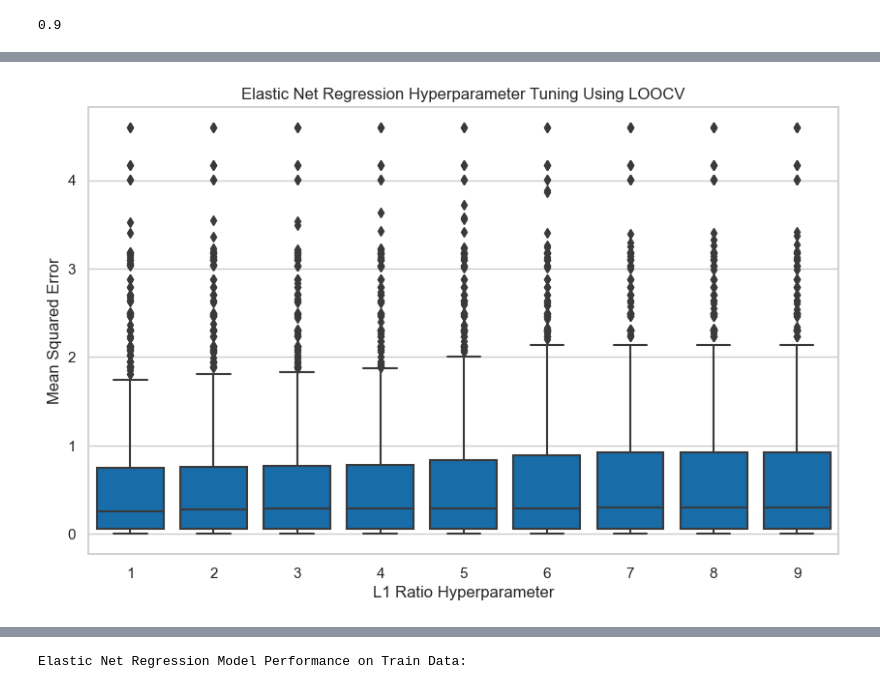
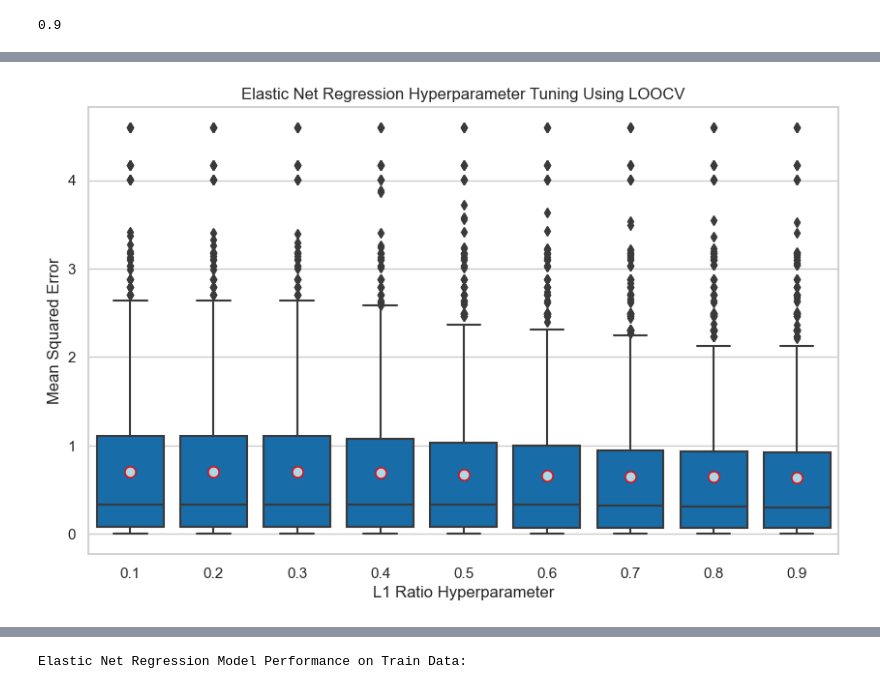
Before and after one commit to JohnPaulinePineda/Supervised-Machine-Learning-Regression-Final-Assignment, a Jupyter notebook: RegressionForMachineLearning_FinalAssignment.ipynb, the cells around one changed output, grey strips where cells are left out. Saved outputs shown, nothing was run; the diff lists cells and outputs as text; code cells hidden in the pictures.

```diff
--- a/RegressionForMachineLearning_FinalAssignment.ipynb
+++ b/RegressionForMachineLearning_FinalAssignment.ipynb
@@ -2389,8 +2405,24 @@ axes.set(xlabel='Actual Cancer Rate',
 # Defining the hyperparameters
 # for the elastic-net regression model
 ##################################
-alphas = [0.00001,0.0001,0.001,0.01,0.1,1,10,100]
 l1_ratios = [0.1, 0.2, 0.3, 0.4, 0.5, 0.6, 0.7, 0.8, 0.9]
+alphas = [0.0001,0.001,0.01,0.1,1,10,100,1000]
+
+##################################
+# Formulating a string equivalent
+# of the l1_ratio hyperparameter list
+##################################
+l1_ratios_string = map(str, l1_ratios)
+l1_ratios_string_reversed = list(l1_ratios_string)
+l1_ratios_string_reversed.reverse()
+
+##################################
+# Formulating a string equivalent
+# of the alpha hyperparameter list
+##################################
+alphas_string = map(str, alphas)
+alphas_string_reversed = list(alphas_string)
+alphas_string_reversed.reverse()
 
 ##################################
 # Defining a pipeline for the
@@ -2490,19 +2521,44 @@ display(elasticnet_regression_LOOCV_l1_ratio)
 8208 rows × 3 columns
+# %%
+elasticnet_regression_LOOCV_l1_ratio_conditions = [
+    (elasticnet_regression_LOOCV_l1_ratio['l1_ratio'] == 1),
+    (elasticnet_regression_LOOCV_l1_ratio['l1_ratio'] == 2),
+    (elasticnet_regression_LOOCV_l1_ratio['l1_ratio'] == 3),
+    (elasticnet_regression_LOOCV_l1_ratio['l1_ratio'] == 4),
+    (elasticnet_regression_LOOCV_l1_ratio['l1_ratio'] == 5),
+    (elasticnet_regression_LOOCV_l1_ratio['l1_ratio'] == 6),
+    (elasticnet_regression_LOOCV_l1_ratio['l1_ratio'] == 7),
+    (elasticnet_regression_LOOCV_l1_ratio['l1_ratio'] == 8),
+    (elasticnet_regression_LOOCV_l1_ratio['l1_ratio'] == 9)]
+
+elasticnet_regression_LOOCV_l1_ratio_values = l1_ratios_string_reversed
+elasticnet_regression_LOOCV_l1_ratio['l1_ratio'] = np.select(elasticnet_regression_LOOCV_l1_ratio_conditions,
+                                                         elasticnet_regression_LOOCV_l1_ratio_values,
+                                                         default=np.nan)
+elasticnet_regression_LOOCV_l1_ratio['l1_ratio'] = elasticnet_regression_LOOCV_l1_ratio['l1_ratio'].astype('category')
 # %%
 ##################################
 # Plotting the elasticnet regression
 # hyperparameter tuning results
 # using LOOCV
 ##################################
 sns.set(style="whitegrid")
 plt.figure(figsize=(10, 6))
-sns.boxplot(x='l1_ratio', y='MSE', data=elasticnet_regression_LOOCV_l1_ratio, color="#0070C0")
+sns.boxplot(x='l1_ratio',
+            y='MSE',
+            data=elasticnet_regression_LOOCV_l1_ratio,
+            color='#0070C0',
+            showmeans=True,
+            meanprops={'marker':'o',
+                       'markerfacecolor':'#ADD8E6',
+                       'markeredgecolor':'#FF0000',
+                       'markersize':'8'})
 plt.xlabel('L1 Ratio Hyperparameter')
 plt.ylabel('Mean Squared Error')
 plt.title('Elastic Net Regression Hyperparameter Tuning Using LOOCV')
 plt.show()
 # %% [output]
-[figure, old version]
+[figure, new version]
 # %%
 elasticnet_regression_LOOCV_alpha = pd.melt(elasticnet_regression_LOOCV_alpha,
                                                id_vars=['alpha'],
```
Also changed, not shown: parts of 27 cells of this notebook.
